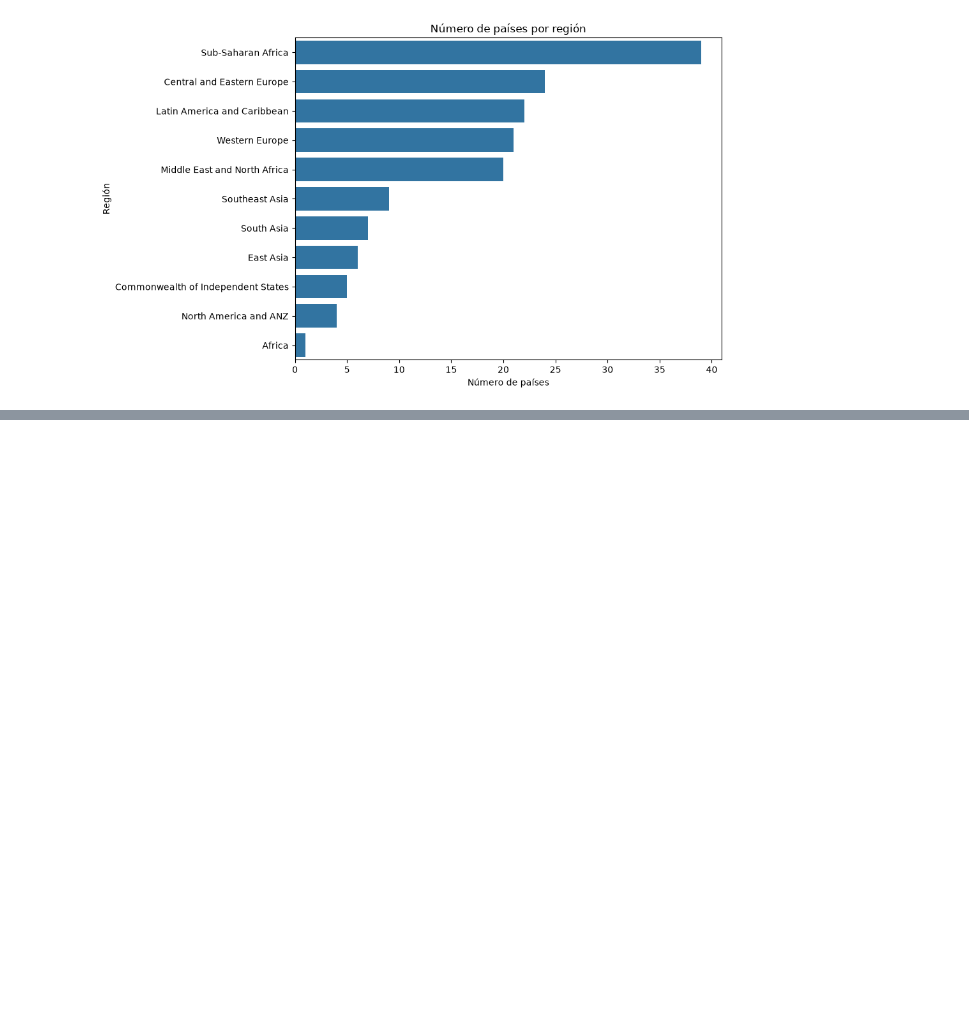
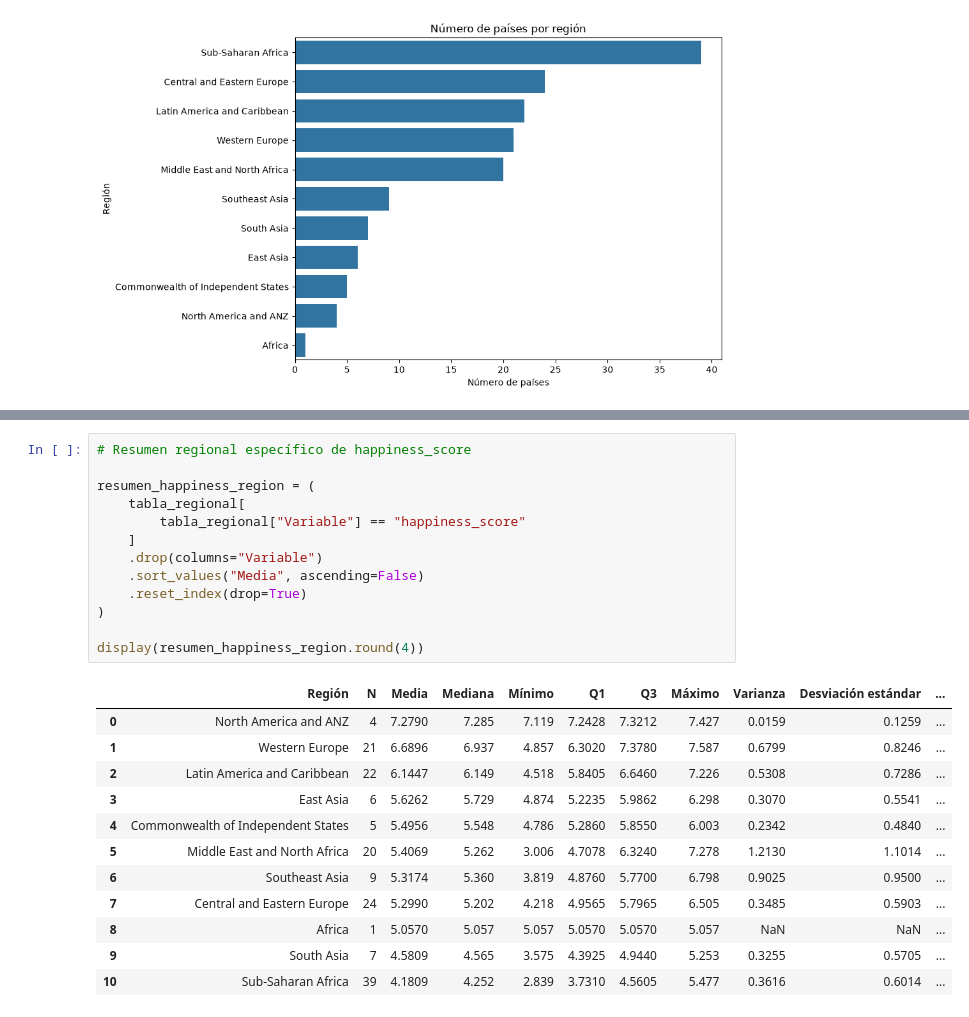
Before and after one commit to Edgarong17/Tareas_Omar, a Jupyter notebook: analisis_descriptivo/hapiness_report_analisis_descriptivo.ipynb, the cells around one changed output, grey strips where cells are left out. Drawn from its saved outputs; the diff is of its cells as text; blank space fills up the shorter version.

```diff
--- a/analisis_descriptivo/hapiness_report_analisis_descriptivo.ipynb
+++ b/analisis_descriptivo/hapiness_report_analisis_descriptivo.ipynb
@@ -1342,0 +1406,26 @@ medidas muestrales como la varianza o la desviación estándar.
+# %%
+# Resumen regional específico de happiness_score
+
+resumen_happiness_region = (
+    tabla_regional[
+        tabla_regional["Variable"] == "happiness_score"
+    ]
+    .drop(columns="Variable")
+    .sort_values("Media", ascending=False)
+    .reset_index(drop=True)
+)
+
+display(resumen_happiness_region.round(4))
+# %% [output]
+|  | Región | N | Media | Mediana | Mínimo | Q1 | Q3 | Máximo | Varianza | Desviación estándar | ... |
+| 0 | North America and ANZ | 4 | 7.2790 | 7.285 | 7.119 | 7.2428 | 7.3212 | 7.427 | 0.0159 | 0.1259 | ... |
+| 1 | Western Europe | 21 | 6.6896 | 6.937 | 4.857 | 6.3020 | 7.3780 | 7.587 | 0.6799 | 0.8246 | ... |
+| 2 | Latin America and Caribbean | 22 | 6.1447 | 6.149 | 4.518 | 5.8405 | 6.6460 | 7.226 | 0.5308 | 0.7286 | ... |
+| 3 | East Asia | 6 | 5.6262 | 5.729 | 4.874 | 5.2235 | 5.9862 | 6.298 | 0.3070 | 0.5541 | ... |
+| 4 | Commonwealth of Independent States | 5 | 5.4956 | 5.548 | 4.786 | 5.2860 | 5.8550 | 6.003 | 0.2342 | 0.4840 | ... |
+| 5 | Middle East and North Africa | 20 | 5.4069 | 5.262 | 3.006 | 4.7078 | 6.3240 | 7.278 | 1.2130 | 1.1014 | ... |
+| 6 | Southeast Asia | 9 | 5.3174 | 5.360 | 3.819 | 4.8760 | 5.7700 | 6.798 | 0.9025 | 0.9500 | ... |
+| 7 | Central and Eastern Europe | 24 | 5.2990 | 5.202 | 4.218 | 4.9565 | 5.7965 | 6.505 | 0.3485 | 0.5903 | ... |
+| 8 | Africa | 1 | 5.0570 | 5.057 | 5.057 | 5.0570 | 5.0570 | 5.057 | NaN | NaN | ... |
+| 9 | South Asia | 7 | 4.5809 | 4.565 | 3.575 | 4.3925 | 4.9440 | 5.253 | 0.3255 | 0.5705 | ... |
+| 10 | Sub-Saharan Africa | 39 | 4.1809 | 4.252 | 2.839 | 3.7310 | 4.5605 | 5.477 | 0.3616 | 0.6014 | ... |
```
Also changed, not shown: parts of 14 cells of this notebook.
